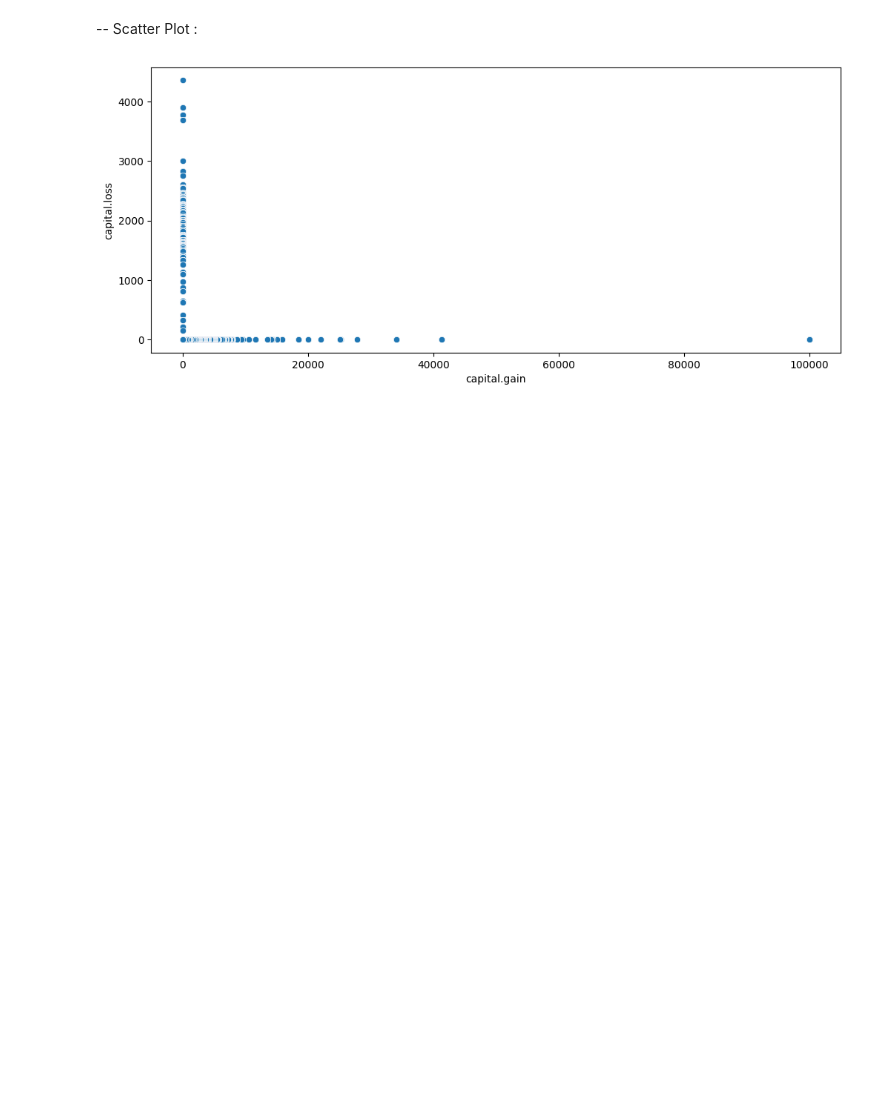
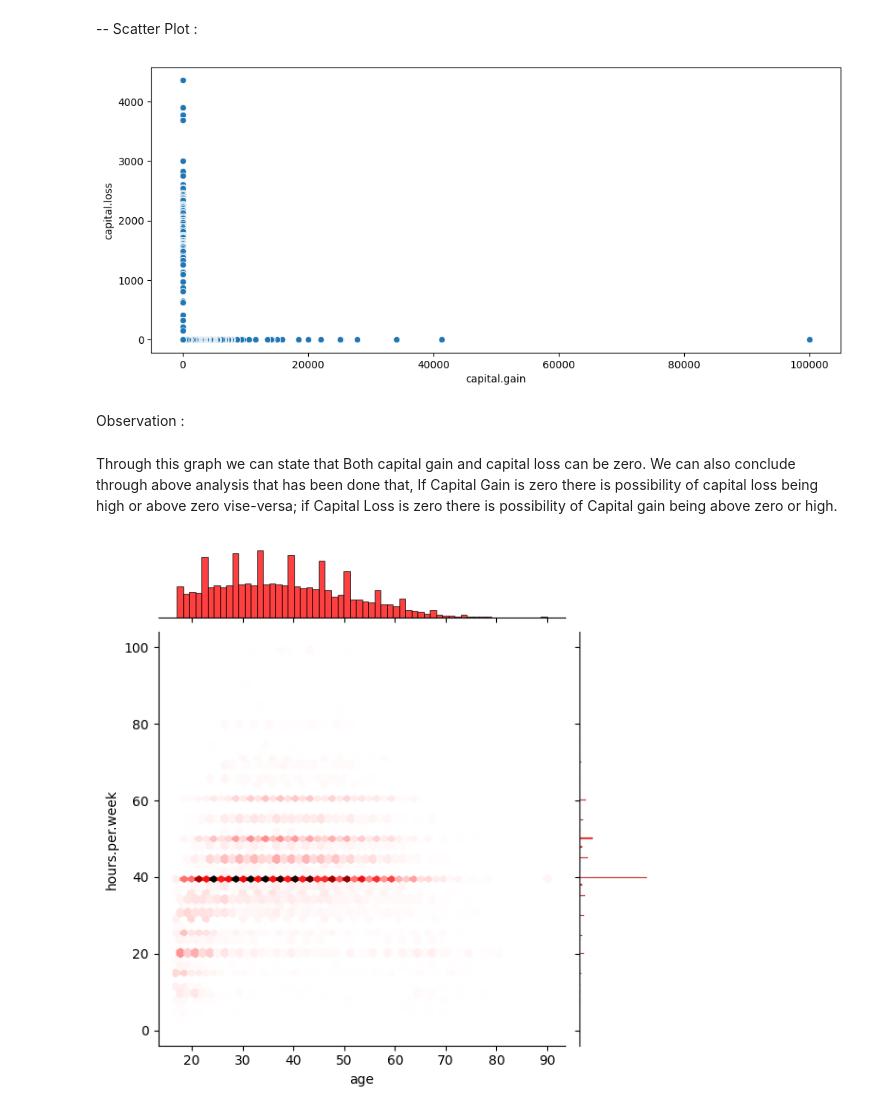
Before and after one commit to soniya-builds/Data-Analysis-Projects, a Jupyter notebook: Full Data Analysis Project with Python/raw_code.ipynb, the cells around one changed output. Saved outputs shown, nothing was run; the diff lists cells and outputs as text; code cells hidden in the pictures; blank space fills up the shorter version.

```diff
--- a/Full Data Analysis Project with Python/raw_code.ipynb
+++ b/Full Data Analysis Project with Python/raw_code.ipynb
@@ -674,3 +674,13 @@ sb.scatterplot(x = df['capital.gain'], y = df['capital.loss'])
 plt.show()
 # %% [output]
 [figure]
+# %% [markdown]
+Observation :
+# %% [markdown]
+Through this graph we can state that Both capital gain and capital loss can be zero.
+We can also conclude through above analysis that has been done that, If Capital Gain is zero there is possibility of capital loss being high or above zero vise-versa; if Capital Loss is zero there is possibility of Capital gain being above zero or high.
+# %%
+sb.jointplot(x='age', y='hours.per.week',kind= 'hex', data=df, color='r')
+plt.show()
+# %% [output]
+[figure, added]
```
